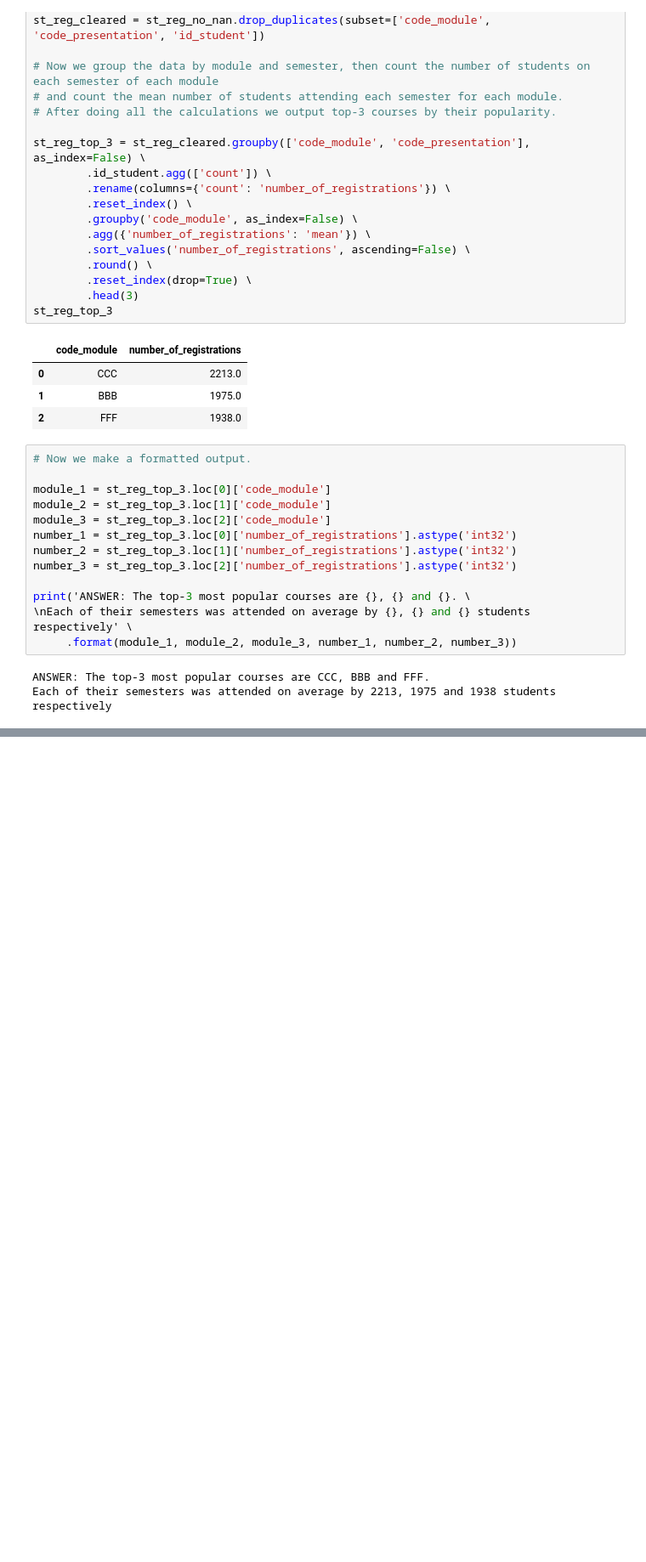
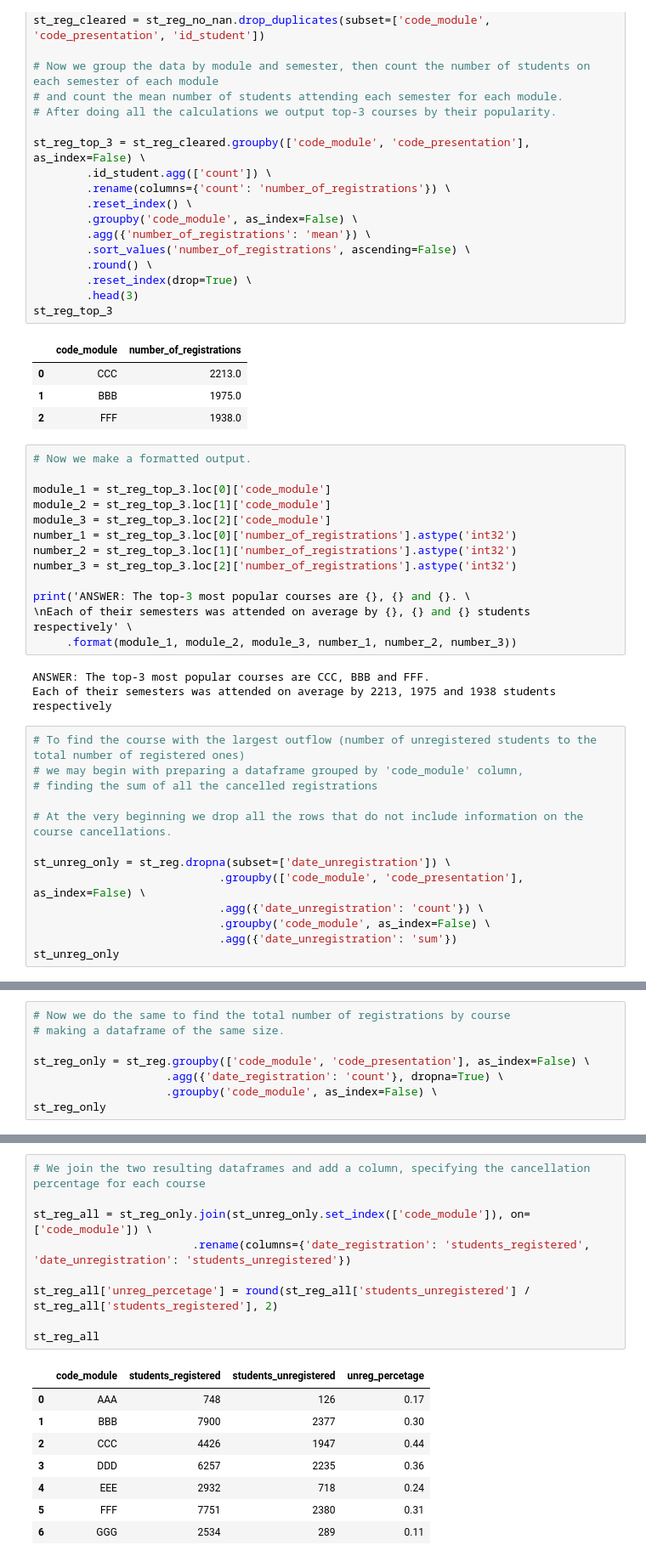
Before and after one commit to eremeevpt/kc_project_e-learning, a Jupyter notebook: project_notebook.ipynb, the cells around one changed output, grey strips where cells are left out. Shown at 85% size. Saved outputs shown, nothing was run; the diff lists cells and outputs as text; blank space fills up the shorter version.

Commit message:
identify the top-3 courses with the biggest student outflow

```diff
--- a/project_notebook.ipynb
+++ b/project_notebook.ipynb
@@ -270,3 +270,16 @@ print('ANSWER: The top-3 most popular courses are {}, {} and {}. \
 # %% [output]
 ANSWER: The top-3 most popular courses are CCC, BBB and FFF.
 Each of their semesters was attended on average by 2213, 1975 and 1938 students respectively
+# %%
+# To find the course with the largest outflow (number of unregistered students to the total number of registered ones)
+# we may begin with preparing a dataframe grouped by 'code_module' column,
+# finding the sum of all the cancelled registrations
+
+# At the very beginning we drop all the rows that do not include information on the course cancellations.
+
+st_unreg_only = st_reg.dropna(subset=['date_unregistration']) \
+                            .groupby(['code_module', 'code_presentation'], as_index=False) \
+                            .agg({'date_unregistration': 'count'}) \
+                            .groupby('code_module', as_index=False) \
+                            .agg({'date_unregistration': 'sum'})
+st_unreg_only
@@ -272,0 +295,8 @@ Each of their semesters was attended on average by 2213, 1975 and 1938 students
+# %%
+# Now we do the same to find the total number of registrations by course
+# making a dataframe of the same size.
+
+st_reg_only = st_reg.groupby(['code_module', 'code_presentation'], as_index=False) \
+                    .agg({'date_registration': 'count'}, dropna=True) \
+                    .groupby('code_module', as_index=False) \
+st_reg_only
@@ -272,0 +312,18 @@ Each of their semesters was attended on average by 2213, 1975 and 1938 students
+# %%
+# We join the two resulting dataframes and add a column, specifying the cancellation percentage for each course
+
+st_reg_all = st_reg_only.join(st_unreg_only.set_index(['code_module']), on=['code_module']) \
+                        .rename(columns={'date_registration': 'students_registered', 'date_unregistration': 'students_unregistered'})
+
+st_reg_all['unreg_percetage'] = round(st_reg_all['students_unregistered'] / st_reg_all['students_registered'], 2)
+
+st_reg_all
+# %% [output]
+|  | code_module | students_registered | students_unregistered | unreg_percetage |
+| 0 | AAA | 748 | 126 | 0.17 |
+| 1 | BBB | 7900 | 2377 | 0.30 |
+| 2 | CCC | 4426 | 1947 | 0.44 |
+| 3 | DDD | 6257 | 2235 | 0.36 |
+| 4 | EEE | 2932 | 718 | 0.24 |
+| 5 | FFF | 7751 | 2380 | 0.31 |
+| 6 | GGG | 2534 | 289 | 0.11 |
```
Also changed, not shown: parts of 4 cells of this notebook.
